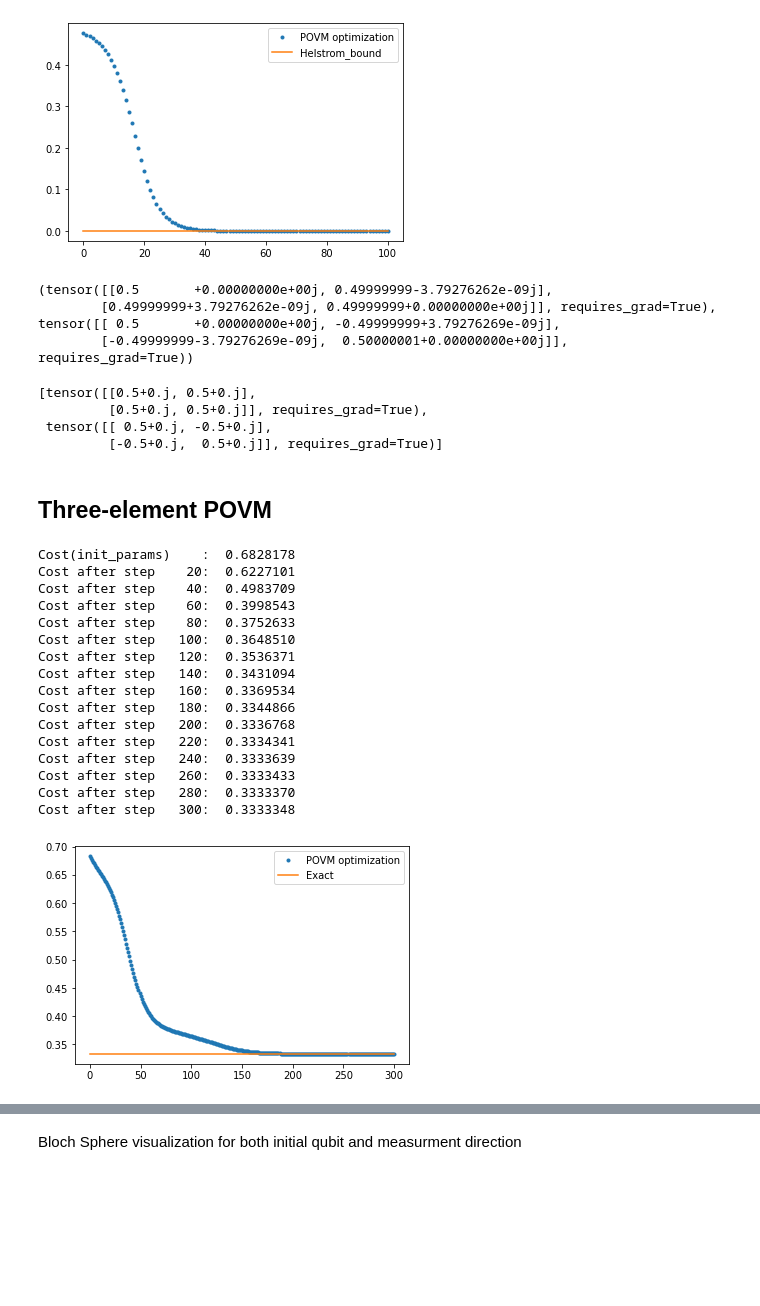
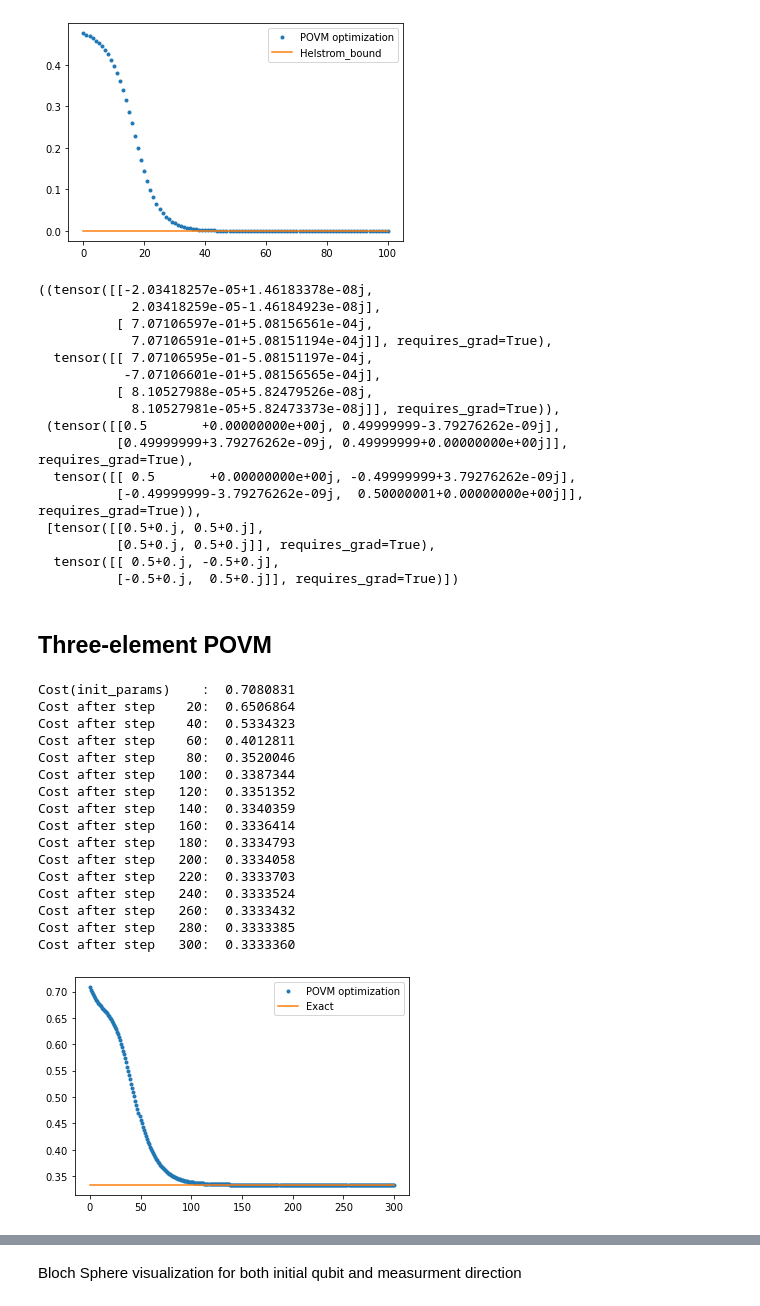
Before and after one commit to dkleeqc/vqsd, a Jupyter notebook: povm_clf.ipynb, the cells around one changed output, grey strips where cells are left out. Drawn from its saved outputs; the diff is of its cells as text; code cells hidden in the pictures; blank space fills up the shorter version.

```diff
--- a/povm_clf.ipynb
+++ b/povm_clf.ipynb
@@ -75,18 +77,27 @@ plt.show()
 # %% [output]
 [figure]
 # %%
+K = classifier.kraus_op()
 E = classifier.povm()
 rho = classifier.density_matrices
-print(E)
-rho
+K, E, rho
 # %% [output]
-(tensor([[0.5       +0.00000000e+00j, 0.49999999-3.79276262e-09j],
-        [0.49999999+3.79276262e-09j, 0.49999999+0.00000000e+00j]], requires_grad=True), tensor([[ 0.5       +0.00000000e+00j, -0.49999999+3.79276269e-09j],
-        [-0.49999999-3.79276269e-09j,  0.50000001+0.00000000e+00j]], requires_grad=True))
+((tensor([[-2.03418257e-05+1.46183378e-08j,
+            2.03418259e-05-1.46184923e-08j],
+          [ 7.07106597e-01+5.08156561e-04j,
+            7.07106591e-01+5.08151194e-04j]], requires_grad=True),
+  tensor([[ 7.07106595e-01-5.08151197e-04j,
+           -7.07106601e-01+5.08156565e-04j],
+          [ 8.10527988e-05+5.82479526e-08j,
+            8.10527981e-05+5.82473373e-08j]], requires_grad=True)),
+ (tensor([[0.5       +0.00000000e+00j, 0.49999999-3.79276262e-09j],
+          [0.49999999+3.79276262e-09j, 0.49999999+0.00000000e+00j]], requires_grad=True),
+  tensor([[ 0.5       +0.00000000e+00j, -0.49999999+3.79276262e-09j],
+          [-0.49999999-3.79276262e-09j,  0.50000001+0.00000000e+00j]], requires_grad=True)),
+ [tensor([[0.5+0.j, 0.5+0.j],
+          [0.5+0.j, 0.5+0.j]], requires_grad=True),
+  tensor([[ 0.5+0.j, -0.5+0.j],
+          [-0.5+0.j,  0.5+0.j]], requires_grad=True)])
-[tensor([[0.5+0.j, 0.5+0.j],
-         [0.5+0.j, 0.5+0.j]], requires_grad=True),
- tensor([[ 0.5+0.j, -0.5+0.j],
-         [-0.5+0.j,  0.5+0.j]], requires_grad=True)]
 # %% [markdown]
 ## Three-element POVM
 # %%
@@ -94,9 +105,10 @@ n = 3
 dev = [qml.device('default.qubit', wires=n)] * n
 wires = [0, 1, 2]
 
+
 state_vecs = [[1/np.sqrt(2), np.exp(1j*2*np.pi/3)/np.sqrt(2)], [1/np.sqrt(2), 1/np.sqrt(2)], \
                 [1/np.sqrt(2), np.exp(-1j*2*np.pi/3)/np.sqrt(2)]]
-bloch_vecs = [state_2_bloch(state_vecs[i]) for i in range(n)]
+bloch_vecs = [state_2_bloch(state_vecs[i]) for i in range(n)
 # %%
 classifier = POVM_clf(n, wires, bloch_vecs, dev)
 #Helstrom_bound = classifier.spectral_decomp()
@@ -104,29 +116,30 @@ classifier = POVM_clf(n, wires, bloch_vecs, dev)
 steps = 300
 cost_list = classifier.run_opt(steps)
 # %% [output]
-Cost(init_params)    :  0.6828178
-Cost after step    20:  0.6227101
-Cost after step    40:  0.4983709
-Cost after step    60:  0.3998543
-Cost after step    80:  0.3752633
-Cost after step   100:  0.3648510
-Cost after step   120:  0.3536371
-Cost after step   140:  0.3431094
-Cost after step   160:  0.3369534
-Cost after step   180:  0.3344866
-Cost after step   200:  0.3336768
-Cost after step   220:  0.3334341
-Cost after step   240:  0.3333639
-Cost after step   260:  0.3333433
-Cost after step   280:  0.3333370
-Cost after step   300:  0.3333348
+Cost(init_params)    :  0.7080831
+Cost after step    20:  0.6506864
+Cost after step    40:  0.5334323
+Cost after step    60:  0.4012811
+Cost after step    80:  0.3520046
+Cost after step   100:  0.3387344
+Cost after step   120:  0.3351352
+Cost after step   140:  0.3340359
+Cost after step   160:  0.3336414
+Cost after step   180:  0.3334793
+Cost after step   200:  0.3334058
+Cost after step   220:  0.3333703
+Cost after step   240:  0.3333524
+Cost after step   260:  0.3333432
+Cost after step   280:  0.3333385
+Cost after step   300:  0.3333360
 # %%
 plt.plot(list(range(steps+1)), cost_list, '.', label='POVM optimization')
-plt.plot(list(range(steps+1)), [1/3]*(steps+1), '-', label="Exact")
+pgm, cost_pgm = classifier.sq_rt_m()
+plt.plot(list(range(steps+1)), [cost_pgm]*(steps+1), '-', label="Exact")
 plt.legend()
 plt.show()
 # %% [output]
-[figure, old version]
+[figure, new version]
 # %%
 K = classifier.kraus_op()
 E = classifier.povm()
```
Also changed, not shown: parts of 44 cells of this notebook, 3 other files.
